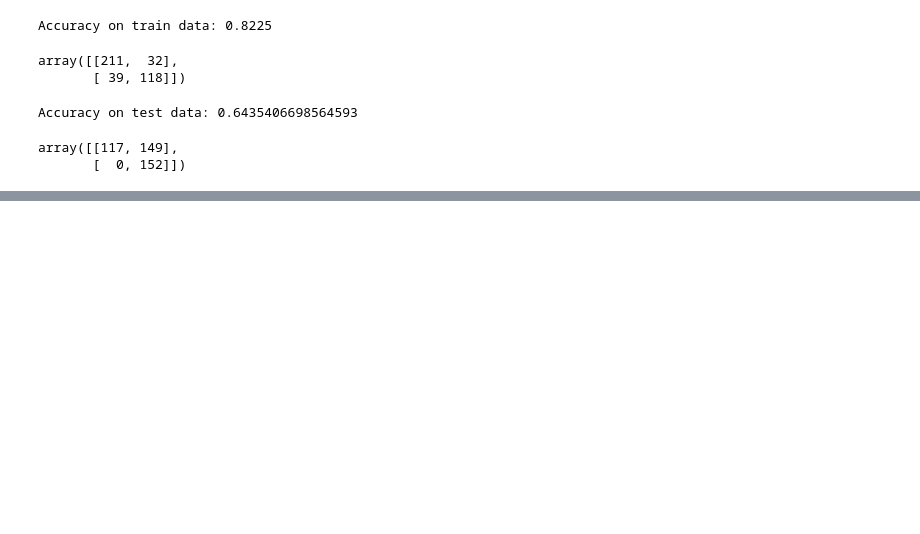
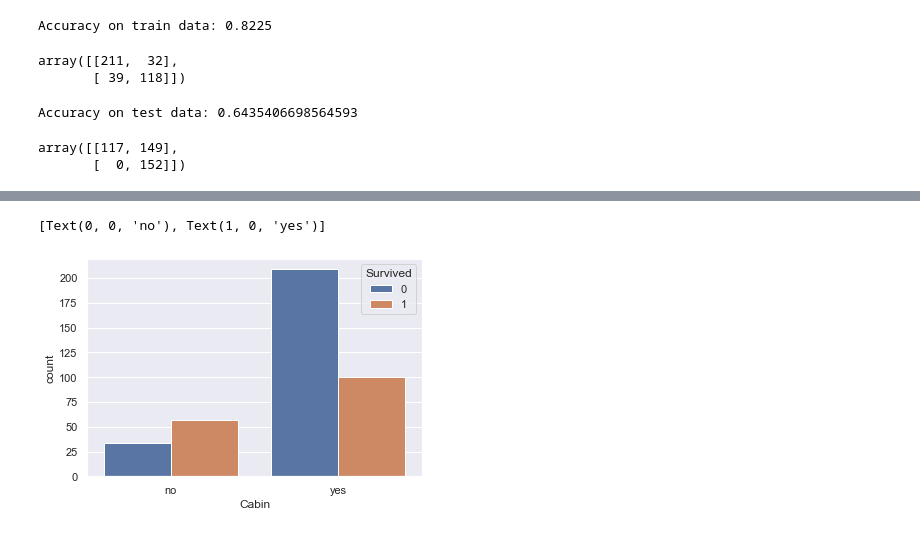
Before and after one commit to feliciahf/StudyGroupSem2, a Jupyter notebook: w2_curse_of_dimensionality(1).ipynb, the cells around one changed output, grey strips where cells are left out. Cells and saved outputs as stored; diff of their text form; code cells hidden in the pictures; blank space fills up the shorter version.

```diff
--- a/w2_curse_of_dimensionality(1).ipynb
+++ b/w2_curse_of_dimensionality(1).ipynb
@@ -198,4 +221,12 @@ array([[117, 149],
 # %%
 import seaborn as sns
 sns.set_theme()
+# %%
+# cabin vs no cabin: survived
+ax = sns.countplot(x="Cabin_0", hue="Survived", data=train)
+ax.set(xlabel='Cabin')
+ax.set_xticklabels(['no','yes'])
+# %% [output]
+[Text(0, 0, 'no'), Text(1, 0, 'yes')]
+[figure, added]
 # %%
```
Also changed, not shown: parts of 9 cells of this notebook.
